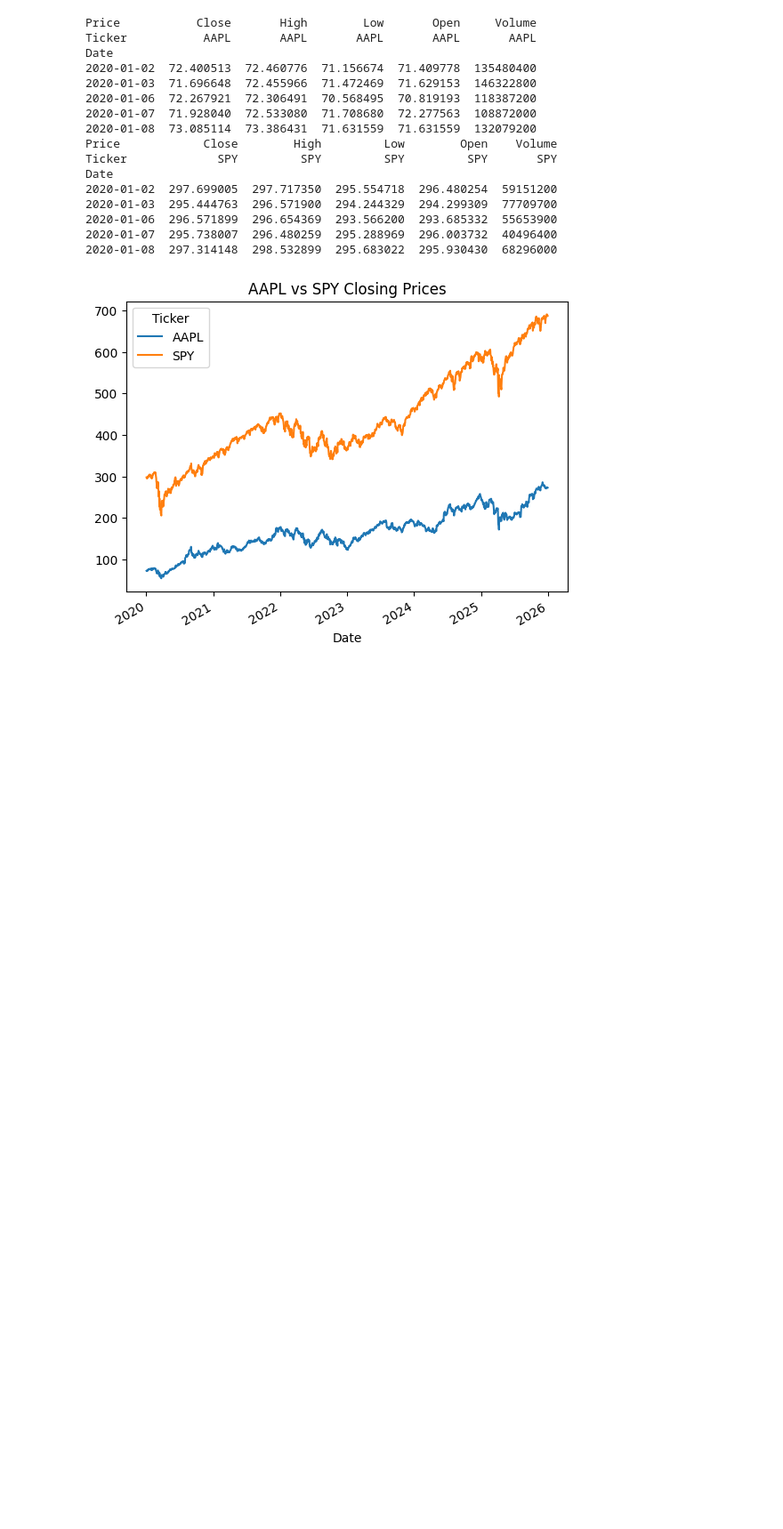
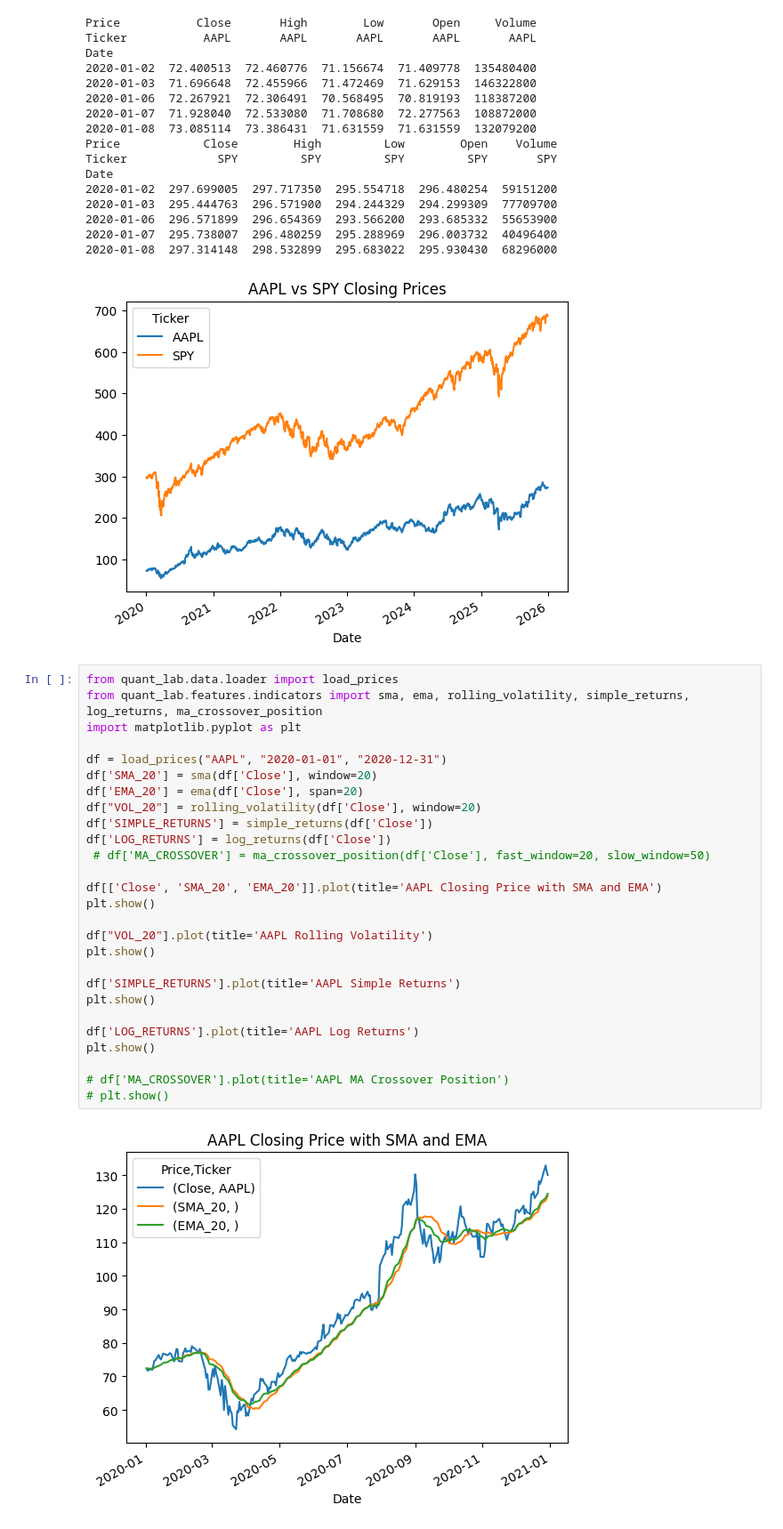
Before and after one commit to paize-k/quant-lab, a Jupyter notebook: trade-backtest-engine/notebooks/01_data_explore.ipynb, the cells around one changed output. Shown at 89% size. Drawn from its saved outputs; the diff is of its cells as text; blank space fills up the shorter version.

Commit message:
feat: notebook script plotting SMA, EMA, simple & log returns, rolling volatility

```diff
--- a/trade-backtest-engine/notebooks/01_data_explore.ipynb
+++ b/trade-backtest-engine/notebooks/01_data_explore.ipynb
@@ -50,3 +51,32 @@ Date
 2020-01-07  295.738007  296.480259  295.288969  296.003732  40496400
 2020-01-08  297.314148  298.532899  295.683022  295.930430  68296000
 [figure]
+# %%
+from quant_lab.data.loader import load_prices
+from quant_lab.features.indicators import sma, ema, rolling_volatility, simple_returns, log_returns, ma_crossover_position
+import matplotlib.pyplot as plt
+
+df = load_prices("AAPL", "2020-01-01", "2020-12-31")
+df['SMA_20'] = sma(df['Close'], window=20)
+df['EMA_20'] = ema(df['Close'], span=20)
+df["VOL_20"] = rolling_volatility(df['Close'], window=20)
+df['SIMPLE_RETURNS'] = simple_returns(df['Close'])
+df['LOG_RETURNS'] = log_returns(df['Close'])
+ # df['MA_CROSSOVER'] = ma_crossover_position(df['Close'], fast_window=20, slow_window=50)
+
+df[['Close', 'SMA_20', 'EMA_20']].plot(title='AAPL Closing Price with SMA and EMA')
+plt.show()
+
+df["VOL_20"].plot(title='AAPL Rolling Volatility')
+plt.show()
+
+df['SIMPLE_RETURNS'].plot(title='AAPL Simple Returns')
+plt.show()
+
+df['LOG_RETURNS'].plot(title='AAPL Log Returns')
+plt.show()
+
+# df['MA_CROSSOVER'].plot(title='AAPL MA Crossover Position')
+# plt.show()
+# %% [output]
+[figure, added]
```
Also changed, not shown: parts of 2 cells of this notebook, 2 other files.
